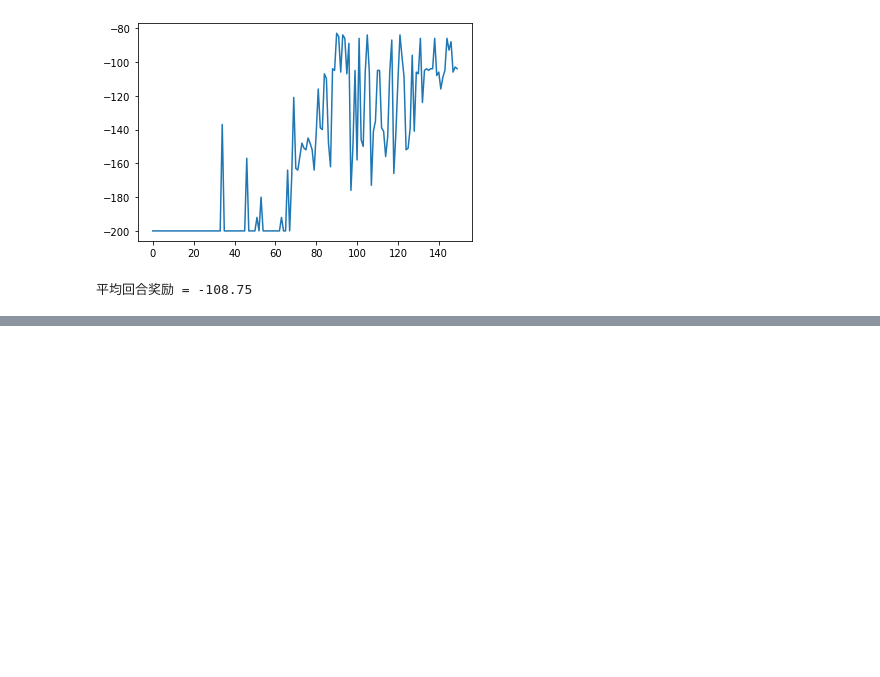
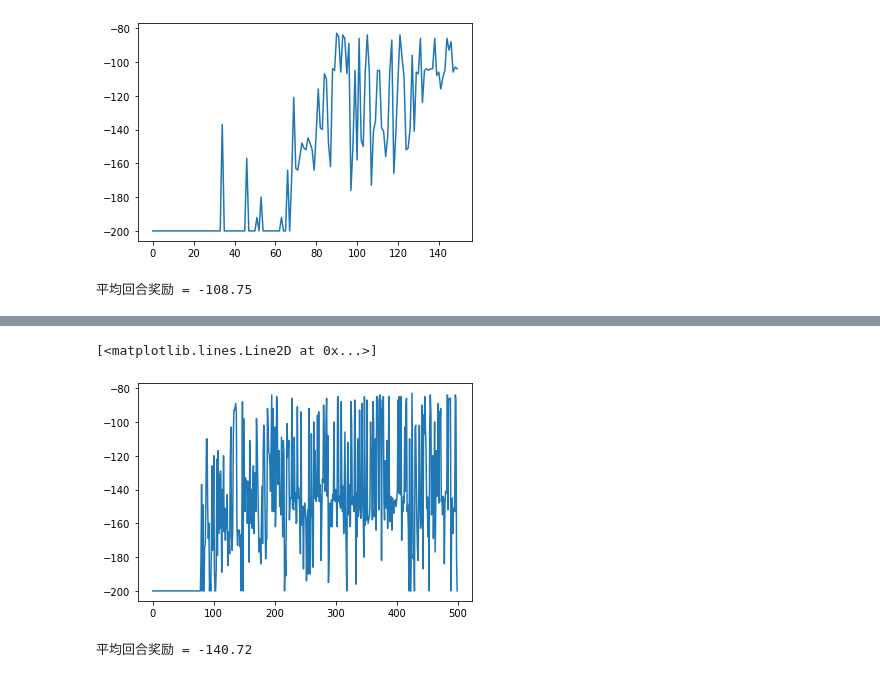
Before and after one commit to quqixun/RL-Python-Pytorch, a Jupyter notebook: Chapter6-函数近似方法/6.5-案例：小车上山.ipynb, the cells around one changed output, grey strips where cells are left out. Cells and saved outputs as stored; diff of their text form; code cells hidden in the pictures; blank space fills up the shorter version.

Commit message:
add DoubleDQN, finish chapter6

```diff
--- a/Chapter6-函数近似方法/6.5-案例：小车上山.ipynb
+++ b/Chapter6-函数近似方法/6.5-案例：小车上山.ipynb
@@ -366,0 +402,25 @@ print('平均回合奖励 = {} '.format(np.mean(episode_rewards)))
+# %%
+# 训练双重深度Q学习智能体
+
+net_kwargs = dict(hidden_sizes=[128,], learning_rate=0.01)
+agent = DoubleDQNAgent(env, net_kwargs=net_kwargs)
+
+episodes = 500
+episode_rewards = []
+for _ in tqdm(range(episodes)):
+    episode_reward = play_qlearning(env, agent, train=True)
+    episode_rewards.append(episode_reward)
+plt.plot(episode_rewards)
+# %% [output]
+[<matplotlib.lines.Line2D at 0x...>]
+[figure, added]
+# %%
+# 测试双重深度Q学习智能体
+
+agent.epsilon = 0.0
+episode_rewards = []
+for _ in tqdm(range(100)):
+    episode_rewards.append(play_qlearning(env, agent))
+print('平均回合奖励 = {} '.format(np.mean(episode_rewards)))
+# %% [output]
+平均回合奖励 = -140.72
```
Also changed, not shown: parts of 3 cells of this notebook.
